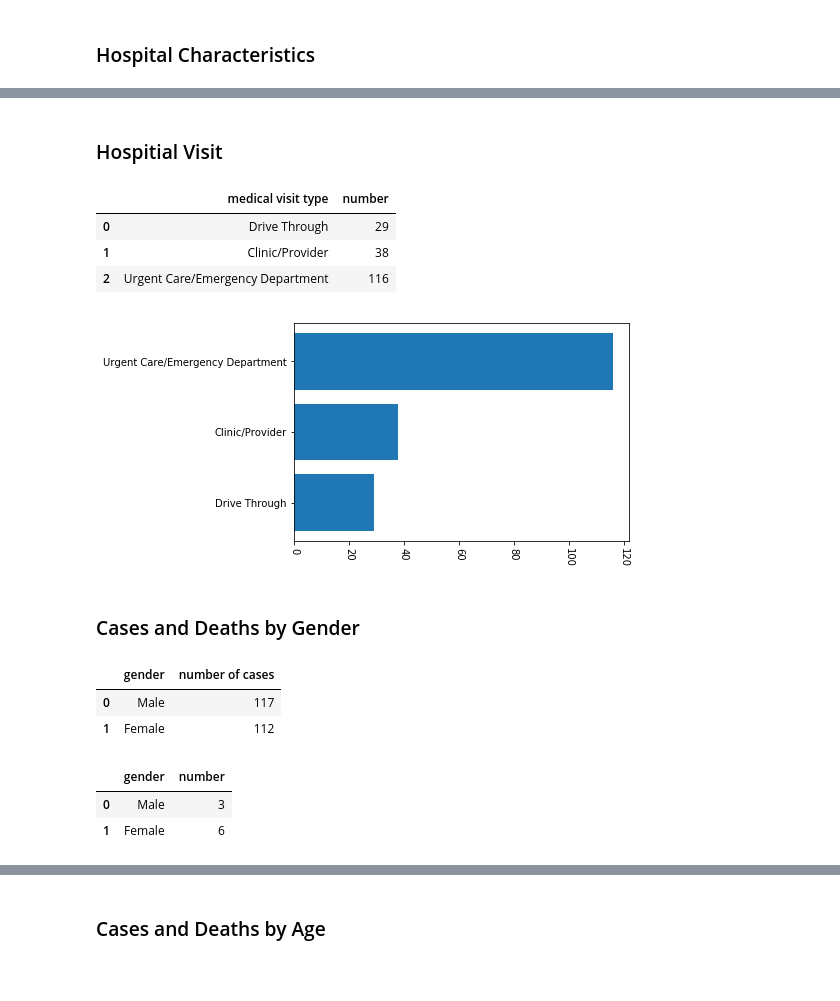
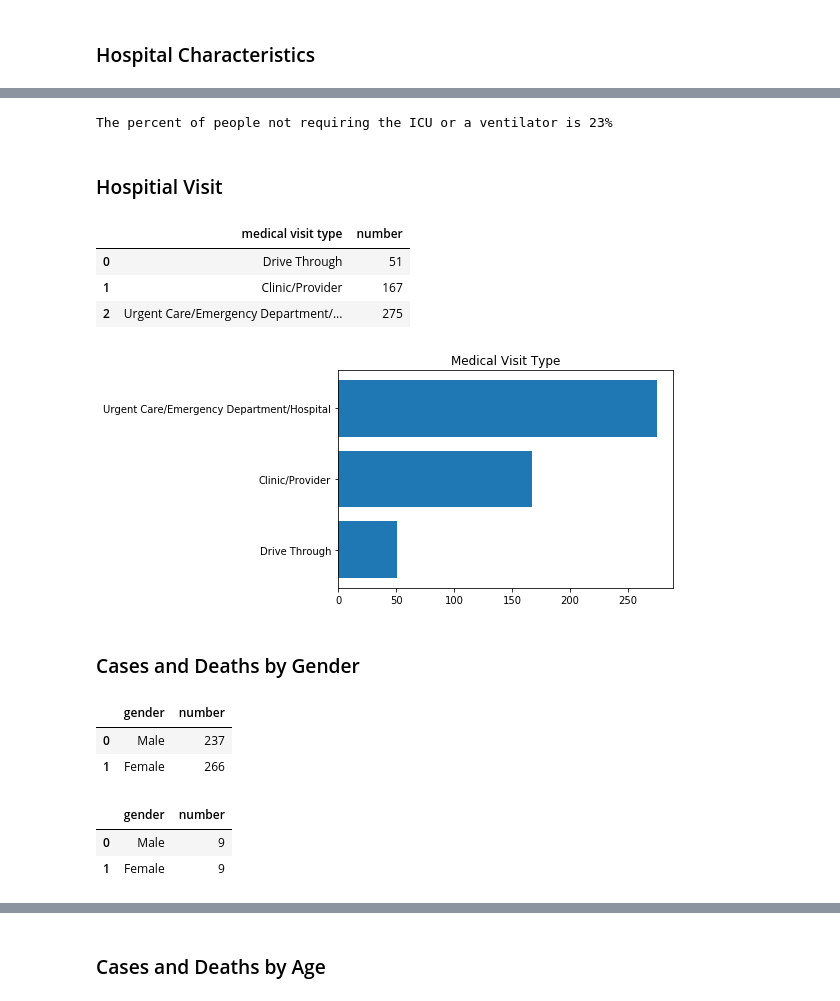
Before and after one commit to misty-garcia/covid, a Jupyter notebook: san_antonio_data.ipynb, the cells around one changed output, grey strips where cells are left out. Saved outputs shown, nothing was run; the diff lists cells and outputs as text; code cells hidden in the pictures; blank space fills up the shorter version.

```diff
--- a/san_antonio_data.ipynb
+++ b/san_antonio_data.ipynb
@@ -30,5 +33,8 @@ table = soup.find_all("table",{"class":"covidData"})
 # %%
 def make_df(table_no):
+    '''
+    From all the tables pulled, make one dataframe based on teh table number entered
+    '''
     data = []
 
     #get table data
@@ -54,6 +60,7 @@ def make_df(table_no):
         name = name.strip()
 
         col = row.find('td').text
+        col = col.replace(",","")
         col = int(col)
         data.append([name, col])
 
@@ -169,35 +246,39 @@ plt.show()
+# %%
+print(f'The percent of people not requiring the ICU or a ventilator is {nada}% ')
+# %% [output]
+The percent of people not requiring the ICU or a ventilator is 23%
 # %% [markdown]
 ### Hospitial Visit
 # %%
-df = make_df(3)
+df = make_df(6)
 df
 # %% [output]
 |  | medical visit type | number |
-| 0 | Drive Through | 29 |
-| 1 | Clinic/Provider | 38 |
-| 2 | Urgent Care/Emergency Department | 116 |
+| 0 | Drive Through | 51 |
+| 1 | Clinic/Provider | 167 |
+| 2 | Urgent Care/Emergency Department/... | 275 |
 # %%
 df = df.rename(columns={"medical visit type":"type"})
 # %%
 plt.barh(df.type, df.number)
-plt.xticks(rotation=-90)
+plt.title('Medical Visit Type')
 plt.show()
 # %% [output]
-[figure, old version]
+[figure, new version]
 # %% [markdown]
 ### Cases and Deaths by Gender
 # %%
-df_cases = make_df(4)
+df_cases = make_df(2)
 df_cases
 # %% [output]
-|  | gender | number of cases |
-| 0 | Male | 117 |
-| 1 | Female | 112 |
+|  | gender | number |
+| 0 | Male | 237 |
+| 1 | Female | 266 |
 # %%
 df_deaths = make_df(7)
 df_deaths
 # %% [output]
 |  | gender | number |
-| 0 | Male | 3 |
-| 1 | Female | 6 |
+| 0 | Male | 9 |
+| 1 | Female | 9 |
 # %%
```
Also changed, not shown: parts of 34 cells of this notebook, 1 other file.
